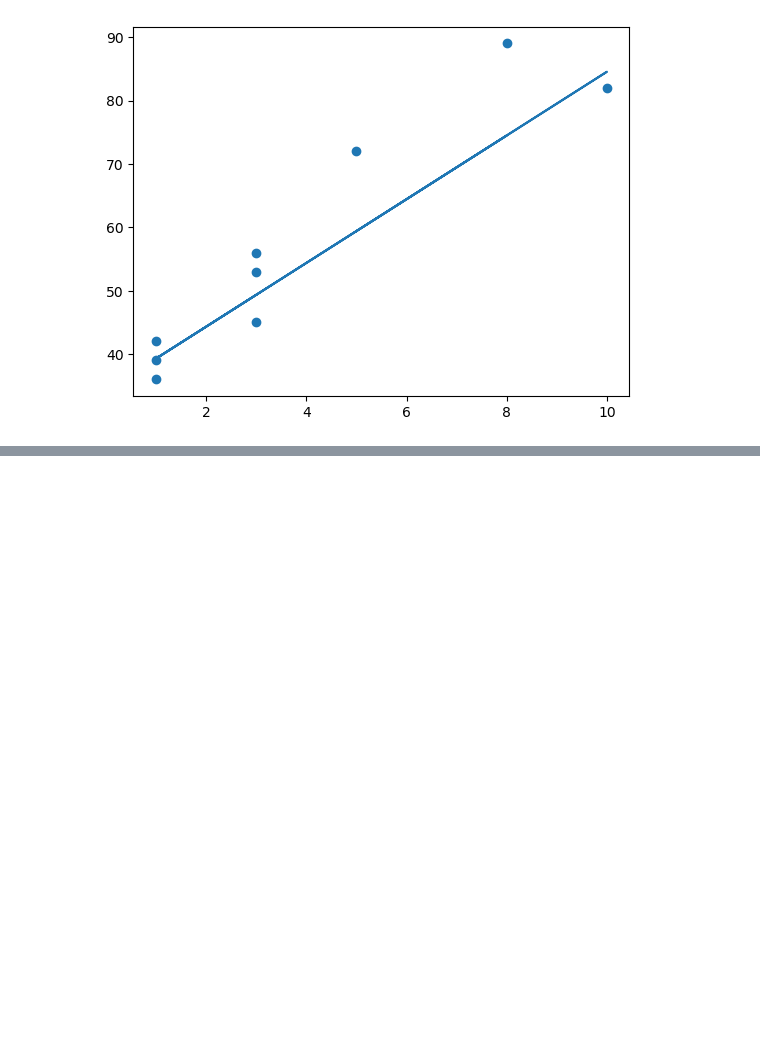
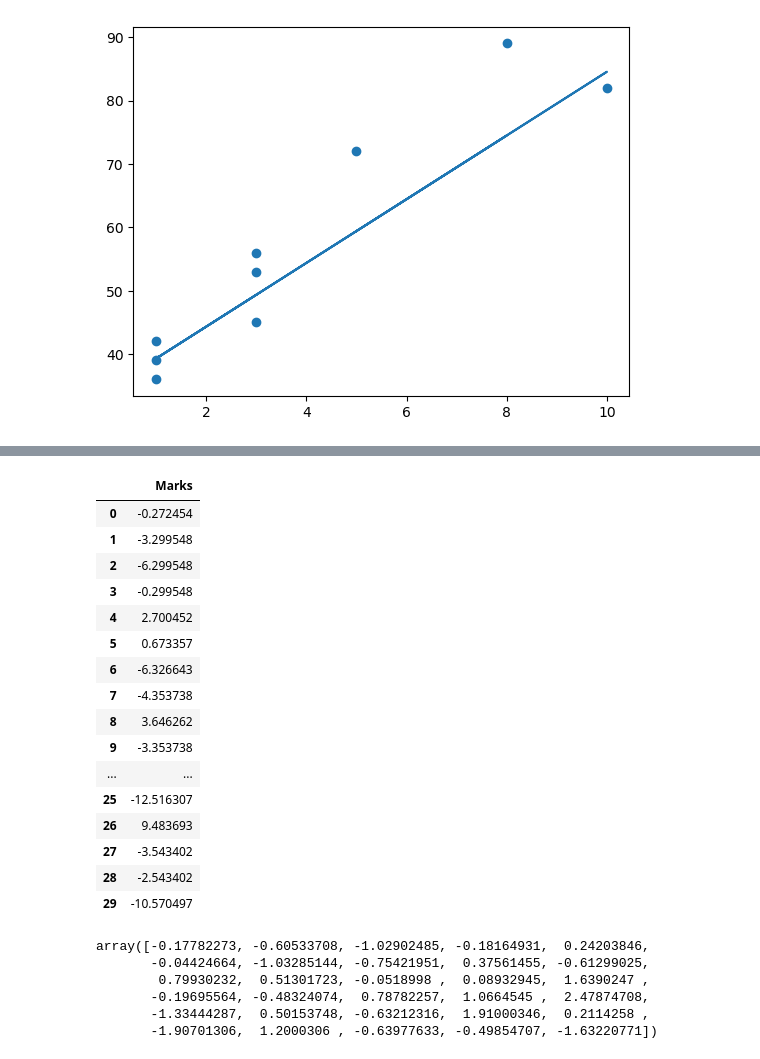
Before and after one commit to vishaltechevangelist/project-predict-marks-based-on-study-hours, a Jupyter notebook: Student Marks Prediction Based on Study Hours.ipynb, the cells around one changed output, grey strips where cells are left out. Saved outputs shown, nothing was run; the diff lists cells and outputs as text; code cells hidden in the pictures; blank space fills up the shorter version.

```diff
--- a/Student Marks Prediction Based on Study Hours.ipynb
+++ b/Student Marks Prediction Based on Study Hours.ipynb
@@ -174,0 +217,31 @@ plt.plot(X_test, y_pred)
+# %%
+residuals_df = residuals.to_frame()
+residuals_df
+# %% [output]
+|  | Marks |
+| 0 | -0.272454 |
+| 1 | -3.299548 |
+| 2 | -6.299548 |
+| 3 | -0.299548 |
+| 4 | 2.700452 |
+| 5 | 0.673357 |
+| 6 | -6.326643 |
+| 7 | -4.353738 |
+| 8 | 3.646262 |
+| 9 | -3.353738 |
+| ... | ... |
+| 25 | -12.516307 |
+| 26 | 9.483693 |
+| 27 | -3.543402 |
+| 28 | -2.543402 |
+| 29 | -10.570497 |
+# %%
+from scipy import stats
+stats.zscore(residuals)
+# %% [output]
+array([-0.17782273, -0.60533708, -1.02902485, -0.18164931,  0.24203846,
+       -0.04424664, -1.03285144, -0.75421951,  0.37561455, -0.61299025,
+        0.79930232,  0.51301723, -0.0518998 ,  0.08932945,  1.6390247 ,
+       -0.19695564, -0.48324074,  0.78782257,  1.0664545 ,  2.47874708,
+       -1.33444287,  0.50153748, -0.63212316,  1.91000346,  0.2114258 ,
+       -1.90701306,  1.2000306 , -0.63977633, -0.49854707, -1.63220771])
```
Also changed, not shown: parts of 6 cells of this notebook.
